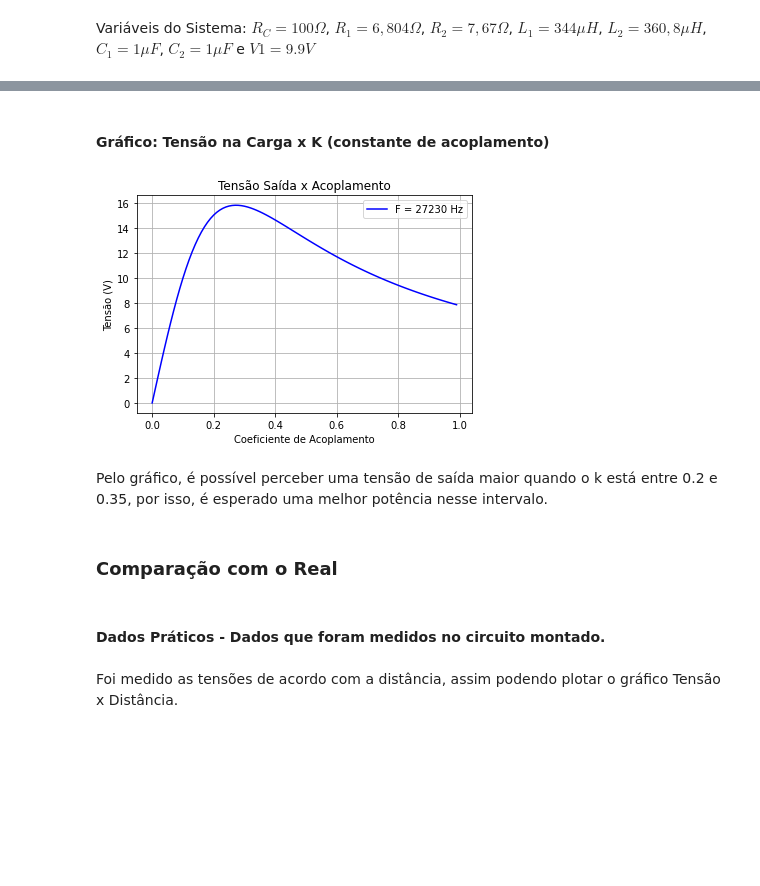
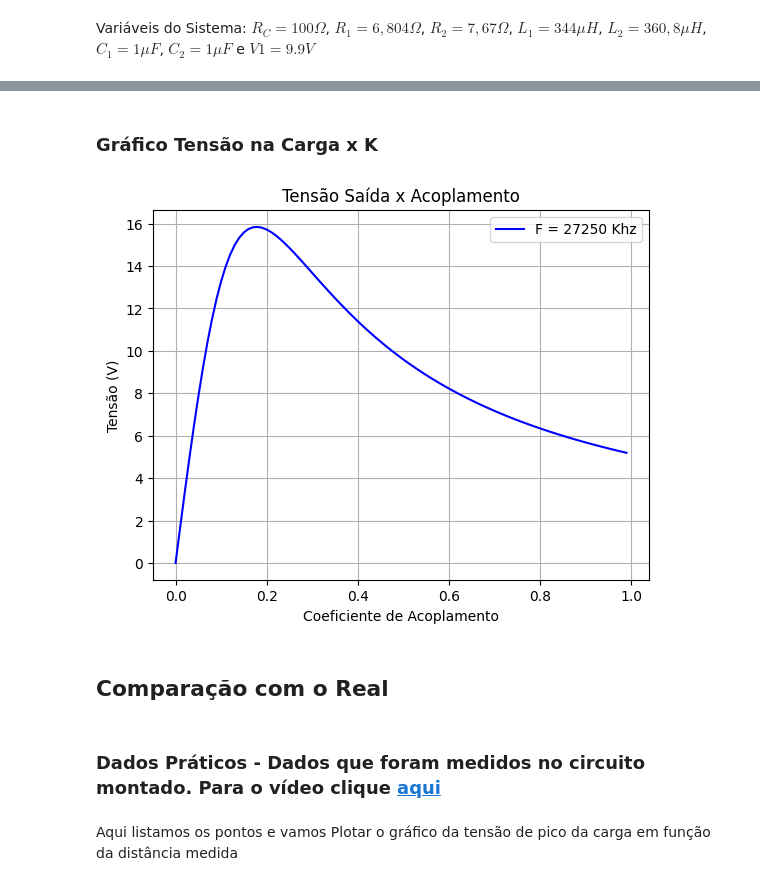
Before and after one commit to PedroPauloMorenoCamargo/Projeto_Eletromag, a Jupyter notebook: Parte_Teorica2.ipynb, the cells around one changed output, grey strips where cells are left out. Saved outputs shown, nothing was run; the diff lists cells and outputs as text; code cells hidden in the pictures; blank space fills up the shorter version.

```diff
--- a/Parte_Teorica2.ipynb
+++ b/Parte_Teorica2.ipynb
@@ -68,0 +28,10 @@ RC= 100
+# %%
+# Implementação Variáveis
+R_1 = 1.701*1.95
+R_2= 1.827*1.95
+L_1 = 0.3444e-3
+L_2 = 0.3608e-3
+C_1 = 0.1e-6
+C_2 = C_1
+V1 = 9.9*(2/np.pi)
+RC= 100
@@ -209,32 +176,29 @@ plt.show()
 # %% [markdown]
-#### Gráfico: Tensão na Carga x K (constante de acoplamento)
+### Gráfico Tensão na Carga x K
 # %%
-# Variando a constante de acoplamento com uma frequência constante.
 lista_k = np.arange(0,1,0.01)
 lista_v = []
 for k in lista_k:
-    I1,I2,IC,V2 = calcula_parametros(27230*2*np.pi,k)
+    I1,I2,IC,V2 = calcula_parametros(27250*2*np.pi,k)
     lista_v.append(V2)
 # %%
 fig = plt.figure()
 ax = fig.add_subplot(111)
-plt.plot(lista_k,np.abs(lista_v),'b',label = ("F = 27230 Hz"))
+plt.plot(lista_k,np.abs(lista_v),'b',label = ("F = 27250 Khz"))
 plt.title('Tensão Saída x Acoplamento')
 plt.legend()
 plt.ylabel("Tensão (V)")
 plt.xlabel("Coeficiente de Acoplamento")
 plt.grid(True)
 plt.show()
 # %% [output]
-[figure, old version]
+[figure, new version]
-# %% [markdown]
-Pelo gráfico, é possível perceber uma tensão de saída maior quando o k está entre 0.2 e 0.35, por isso, é esperado uma melhor potência nesse intervalo.
 # %% [markdown]
-### Comparação com o Real
+## Comparação com o Real
 # %% [markdown]
-#### Dados Práticos - Dados que foram medidos no circuito montado.
+### Dados Práticos - Dados que foram medidos no circuito montado. Para o vídeo clique <a href="https://drive.google.com/file/d/1X0IUy3awlxx0PPWuP5aoUa4R6qU_KgDJ/view">aqui</a>
-# %% [markdown]
-Foi medido as tensões de acordo com a distância, assim podendo plotar o gráfico Tensão x Distância.
+# %% [markdown]
+Aqui listamos os pontos e vamos Plotar o gráfico da tensão de pico da carga em função da distância medida
 # %%
 lista_distancias = [2,3.4,4.4,5.4,7.5,8.1,10.2, 13.9,17.4,20.5]
 lista_tensoes_p = [10.75,13.75,15,15.8,13.35,12.55,9.15,5.35,3.3,2.3]
```
Also changed, not shown: parts of 57 cells of this notebook.
